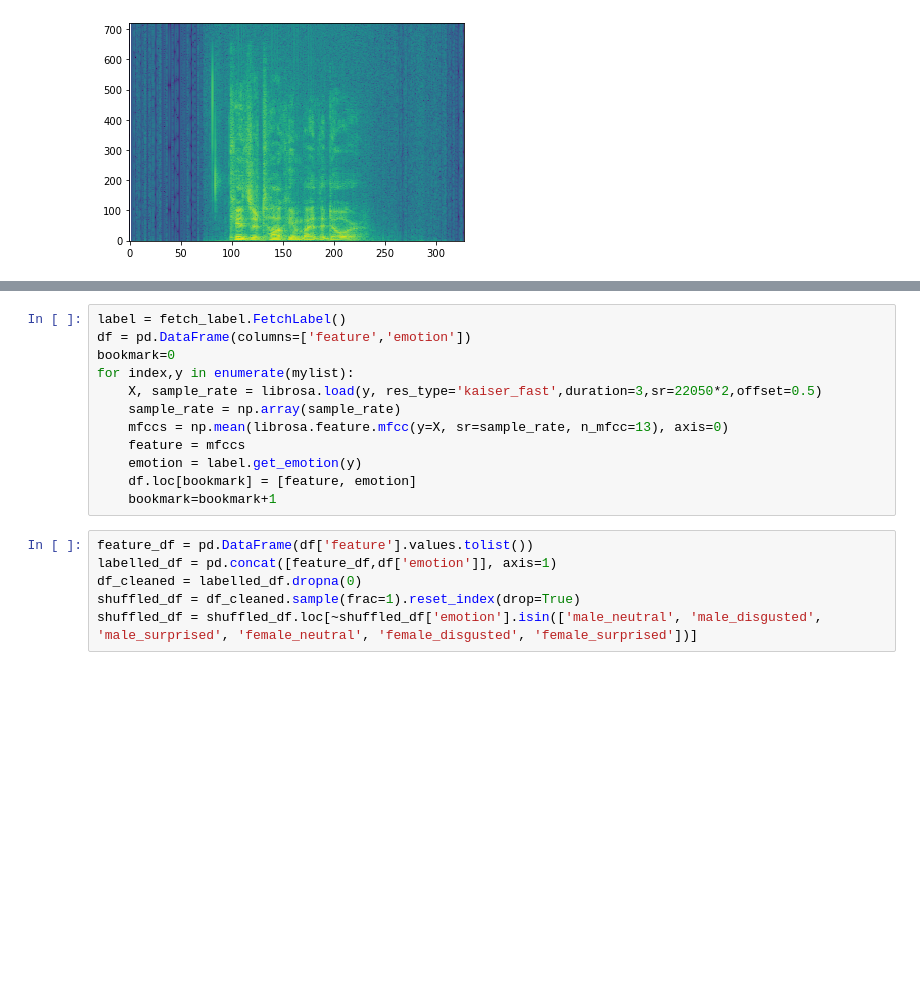
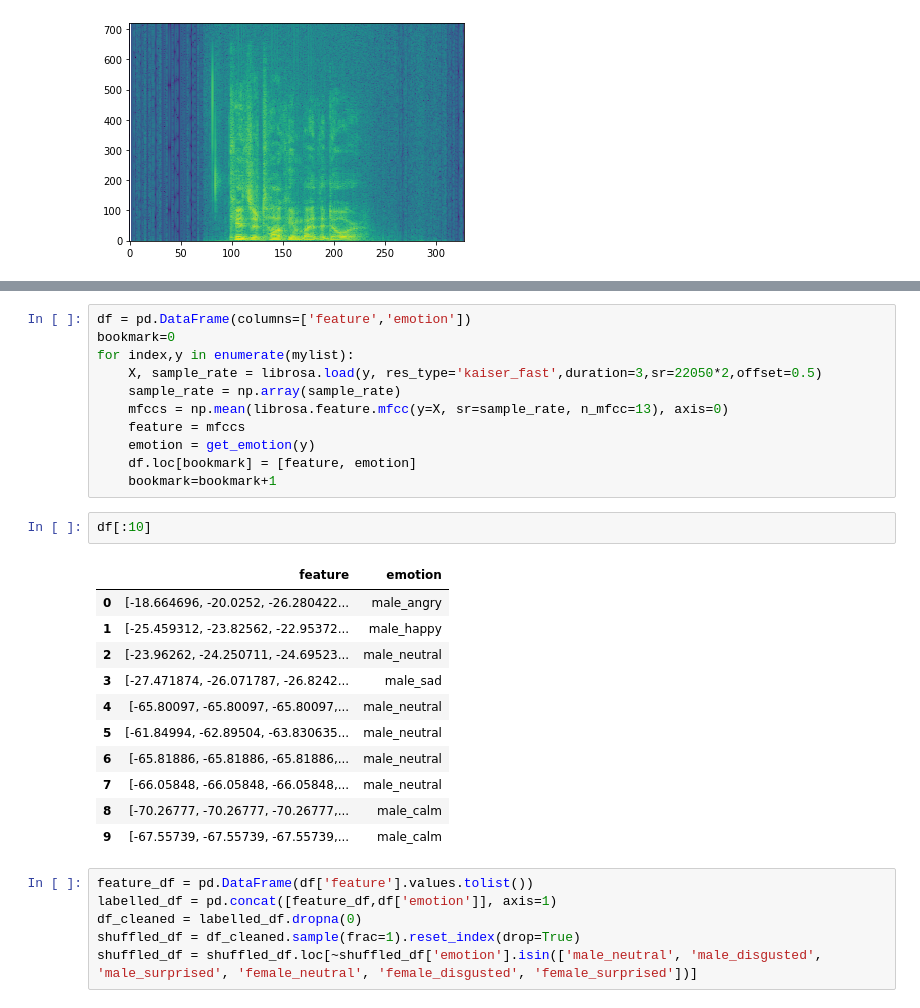
Before and after one commit to ertugrultaparci/Sentiment-Analysis-on-Voice-Anomalies-in-Telephone-Conversations, a Jupyter notebook: sentiment_analysis1.ipynb, the cells around one changed output, grey strips where cells are left out. Saved outputs shown, nothing was run; the diff lists cells and outputs as text; blank space fills up the shorter version.

```diff
--- a/sentiment_analysis1.ipynb
+++ b/sentiment_analysis1.ipynb
@@ -64,5 +110,4 @@ plt.show()
 # %%
-label = fetch_label.FetchLabel()
 df = pd.DataFrame(columns=['feature','emotion'])
 bookmark=0
 for index,y in enumerate(mylist):
@@ -70,9 +115,23 @@ for index,y in enumerate(mylist):
     sample_rate = np.array(sample_rate)
     mfccs = np.mean(librosa.feature.mfcc(y=X, sr=sample_rate, n_mfcc=13), axis=0)
     feature = mfccs
-    emotion = label.get_emotion(y)
+    emotion = get_emotion(y)
     df.loc[bookmark] = [feature, emotion]
     bookmark=bookmark+1
+# %%
+df[:10]
+# %% [output]
+|  | feature | emotion |
+| 0 | [-18.664696, -20.0252, -26.280422... | male_angry |
+| 1 | [-25.459312, -23.82562, -22.95372... | male_happy |
+| 2 | [-23.96262, -24.250711, -24.69523... | male_neutral |
+| 3 | [-27.471874, -26.071787, -26.8242... | male_sad |
+| 4 | [-65.80097, -65.80097, -65.80097,... | male_neutral |
+| 5 | [-61.84994, -62.89504, -63.830635... | male_neutral |
+| 6 | [-65.81886, -65.81886, -65.81886,... | male_neutral |
+| 7 | [-66.05848, -66.05848, -66.05848,... | male_neutral |
+| 8 | [-70.26777, -70.26777, -70.26777,... | male_calm |
+| 9 | [-67.55739, -67.55739, -67.55739,... | male_calm |
 # %%
 feature_df = pd.DataFrame(df['feature'].values.tolist())
 labelled_df = pd.concat([feature_df,df['emotion']], axis=1)
```
Also changed, not shown: parts of 15 cells of this notebook, 1 other file.
